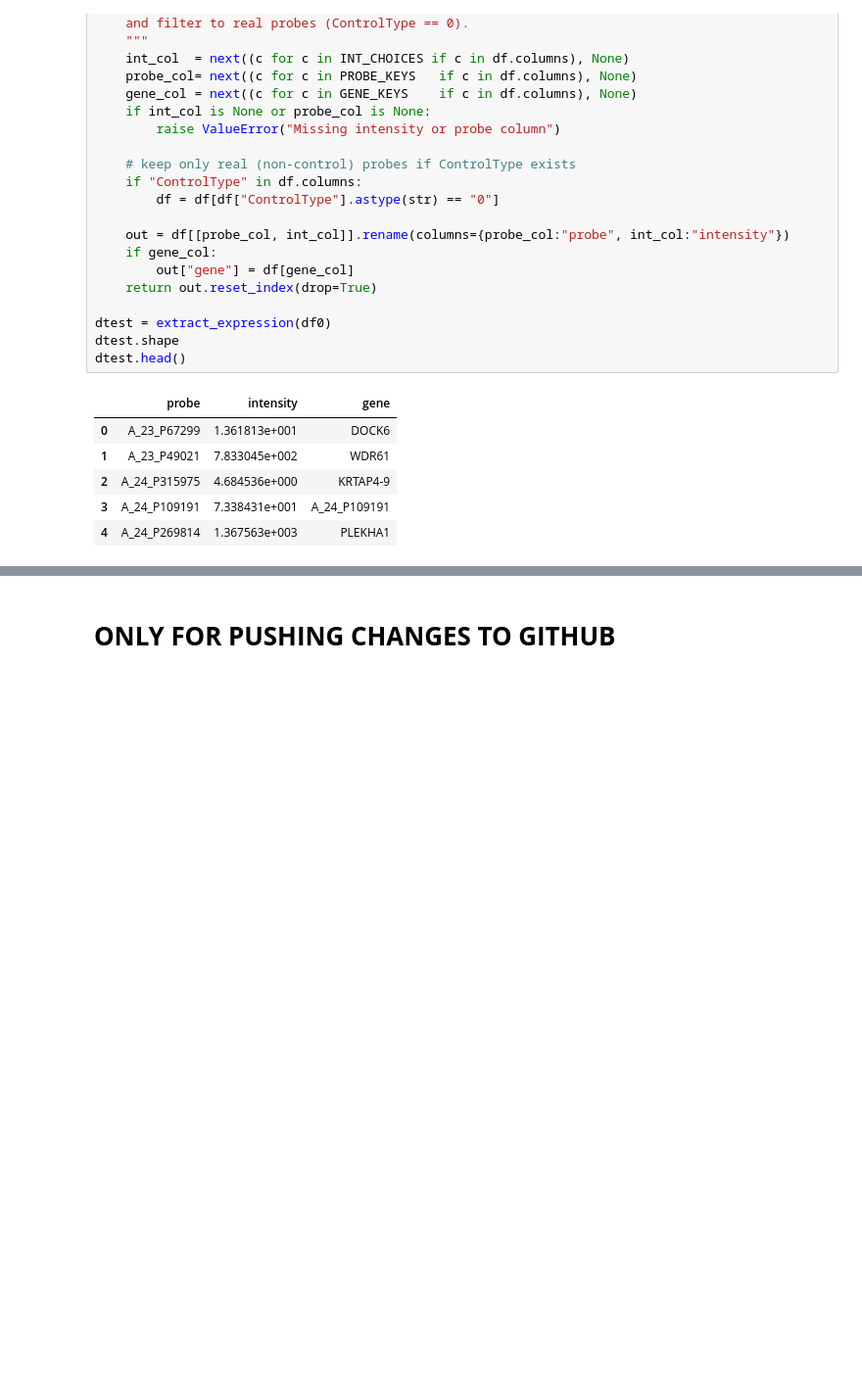
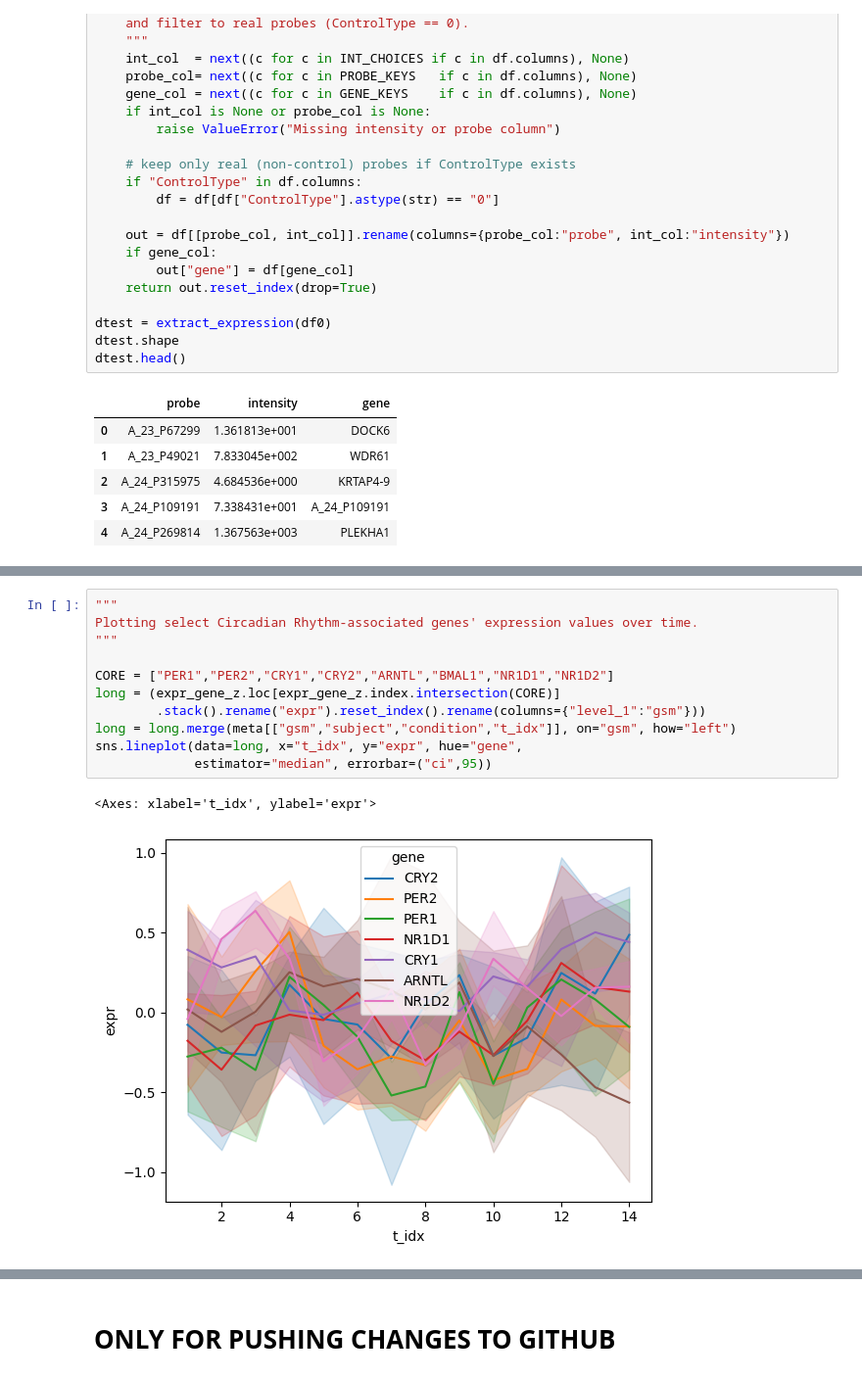
Before and after one commit to skothare/ODE-to-Circadian-Clocks, a Jupyter notebook: preprocessing/datapeek.ipynb, the cells around one changed output, grey strips where cells are left out. Shown at 98% size. Drawn from its saved outputs; the diff is of its cells as text; blank space fills up the shorter version.

```diff
--- a/preprocessing/datapeek.ipynb
+++ b/preprocessing/datapeek.ipynb
@@ -281,0 +429,14 @@ dtest.head()
+# %%
+"""
+Plotting select Circadian Rhythm-associated genes' expression values over time.
+"""
+
+CORE = ["PER1","PER2","CRY1","CRY2","ARNTL","BMAL1","NR1D1","NR1D2"]
+long = (expr_gene_z.loc[expr_gene_z.index.intersection(CORE)]
+        .stack().rename("expr").reset_index().rename(columns={"level_1":"gsm"}))
+long = long.merge(meta[["gsm","subject","condition","t_idx"]], on="gsm", how="left")
+sns.lineplot(data=long, x="t_idx", y="expr", hue="gene",
+             estimator="median", errorbar=("ci",95))
+# %% [output]
+<Axes: xlabel='t_idx', ylabel='expr'>
+[figure, added]
```
Also changed, not shown: parts of 17 cells of this notebook.
